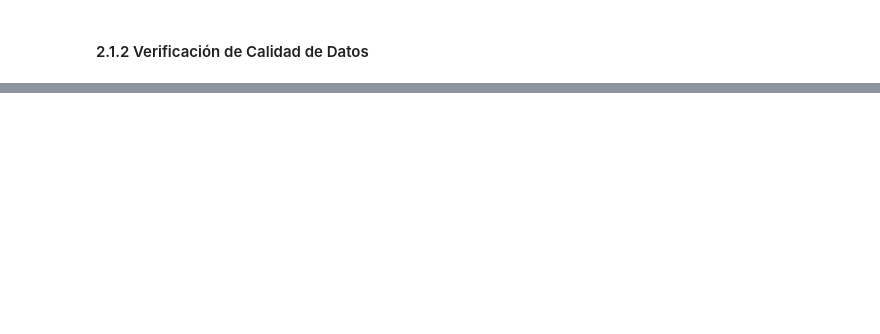
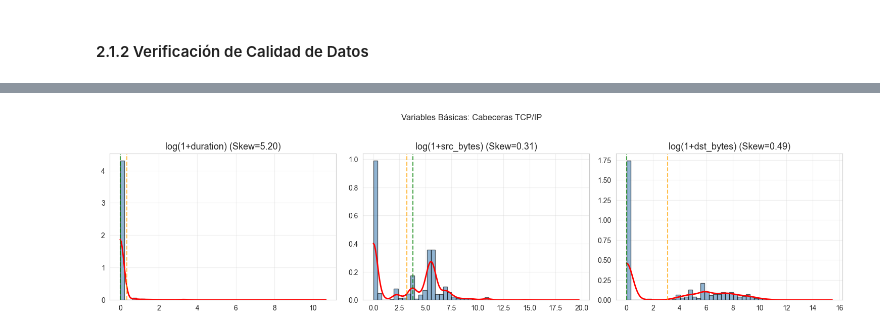
Before and after one commit to ChertaPro/Deteccion-de-Intrusiones-y-Analisis-de-Anomalias-en-Trafico-de-Red-mediante-Tecnicas-Estadasticas, a Jupyter notebook: Detección-de-Intrusiones-y-Análisis-de-Anomalías-en-Tráfico-de-Red-mediante-Técnicas-Estadísticas.ipynb, the cells around one changed output, grey strips where cells are left out. Saved outputs shown, nothing was run; the diff lists cells and outputs as text; code cells hidden in the pictures; blank space fills up the shorter version.

```diff
--- a/Detección-de-Intrusiones-y-Análisis-de-Anomalías-en-Tráfico-de-Red-mediante-Técnicas-Estadísticas.ipynb
+++ b/Detección-de-Intrusiones-y-Análisis-de-Anomalías-en-Tráfico-de-Red-mediante-Técnicas-Estadísticas.ipynb
@@ -1794,17 +297,0 @@ Todas nuestras variables excepto `duration` (ε²=0.058) muestran efectos grande
-# %%
-# ============================================================================
-# 4.1.2 TABLA DE MEDIANAS POR CATEGORÍA
-# ============================================================================
-
-medians_table = []
-
-for var in test_vars:
-    row = {'Variable': var}
-    for cat in categories:
-        row[cat] = X_kruskal[y_category == cat][var].median()
-    medians_table.append(row)
-
-medians_df = pd.DataFrame(medians_table)
-
-print("MEDIANAS POR CATEGORÍA\n")
-print(medians_df.to_string(index=False))
@@ -3148,0 +482,63 @@ Componente      Coeficiente     Dirección
+# %%
+# Numéricas básicas - transformación log para variables con alta asimetría
+basic_viz = ['duration', 'src_bytes', 'dst_bytes']
+
+fig, axes = plt.subplots(1, 3, figsize=(15, 4))
+
+for ax, var in zip(axes, basic_viz):
+    data = np.log1p(train_df[var].dropna())
+
+    ax.hist(data, bins=50, density=True, alpha=0.6, color='steelblue', edgecolor='black')
+    if data.std() > 0:
+        kde = scipy.stats.gaussian_kde(data)
+        x_range = np.linspace(data.min(), data.max(), 200)
+        ax.plot(x_range, kde(x_range), 'r-', linewidth=2)
+
+    ax.axvline(data.mean(), color='orange', linestyle='--', linewidth=1.5, alpha=0.7)
+    ax.axvline(data.median(), color='green', linestyle='--', linewidth=1.5, alpha=0.7)
+    ax.set_title(f'log(1+{var}) (Skew={data.skew():.2f})')
+    ax.grid(alpha=0.3)
+
+plt.suptitle('Variables Básicas: Cabeceras TCP/IP', fontsize=12, y=1.02)
+plt.tight_layout()
+plt.show()
+
+# Variables categóricas básicas
+fig, axes = plt.subplots(1, 3, figsize=(16, 5))
+
+# protocol_type
+ax = axes[0]
+protocol_counts = train_df['protocol_type'].value_counts()
+ax.bar(protocol_counts.index, protocol_counts.values,
+       color=['#3498db', '#e74c3c', '#2ecc71'], alpha=0.7, edgecolor='black')
+ax.set_title('protocol_type')
+ax.set_ylabel('Frecuencia')
+ax.grid(alpha=0.3, axis='y')
+
+# service (top 15)
+ax = axes[1]
+service_counts = train_df['service'].value_counts().head(15)
+ax.barh(range(len(service_counts)), service_counts.values,
+        color='steelblue', alpha=0.7, edgecolor='black')
+ax.set_yticks(range(len(service_counts)))
+ax.set_yticklabels(service_counts.index)
+ax.set_title('service (Top 15)')
+ax.set_xlabel('Frecuencia')
+ax.invert_yaxis()
+ax.grid(alpha=0.3, axis='x')
+
+# flag
+ax = axes[2]
+flag_counts = train_df['flag'].value_counts()
+ax.bar(range(len(flag_counts)), flag_counts.values,
+       color='coral', alpha=0.7, edgecolor='black')
+ax.set_xticks(range(len(flag_counts)))
+ax.set_xticklabels(flag_counts.index, rotation=45, ha='right')
+ax.set_title('flag')
+ax.set_ylabel('Frecuencia')
+ax.grid(alpha=0.3, axis='y')
+
+plt.tight_layout()
+plt.show()
+# %% [output]
+[figure, added]
```
Also changed, not shown: parts of 178 cells of this notebook, 1 other file.
